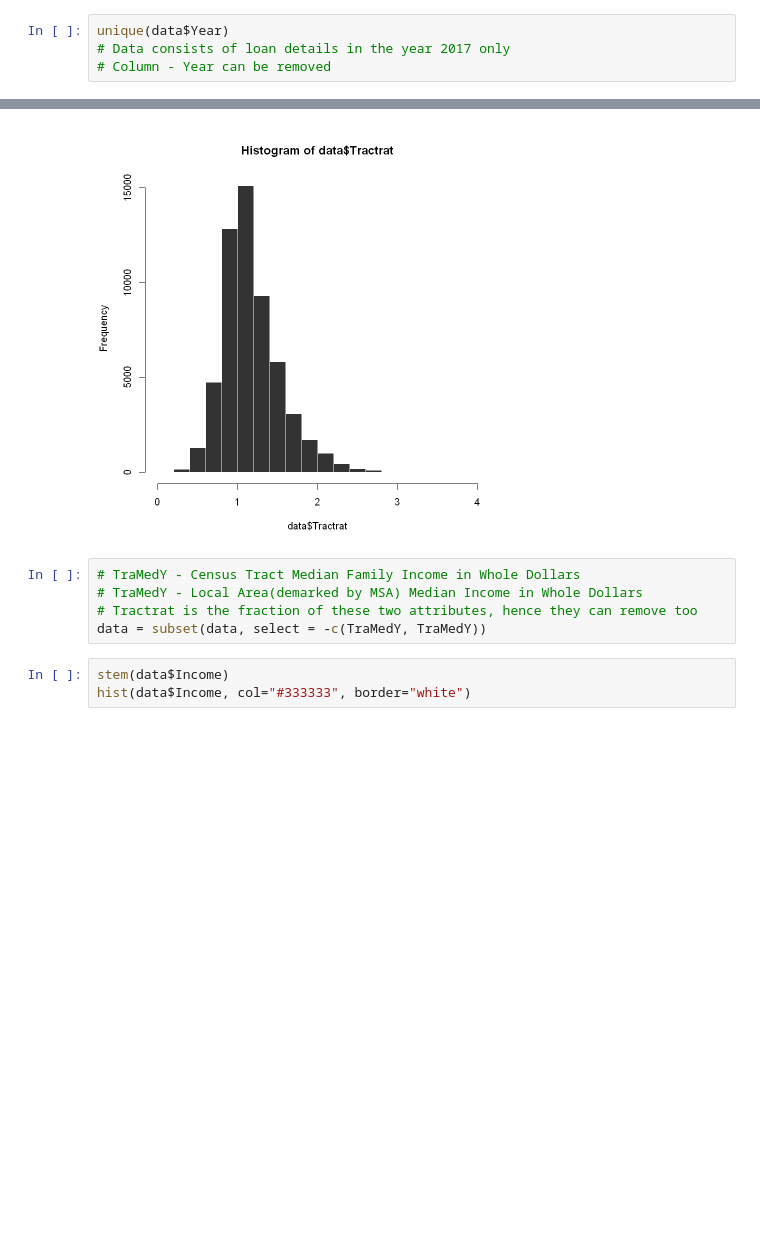
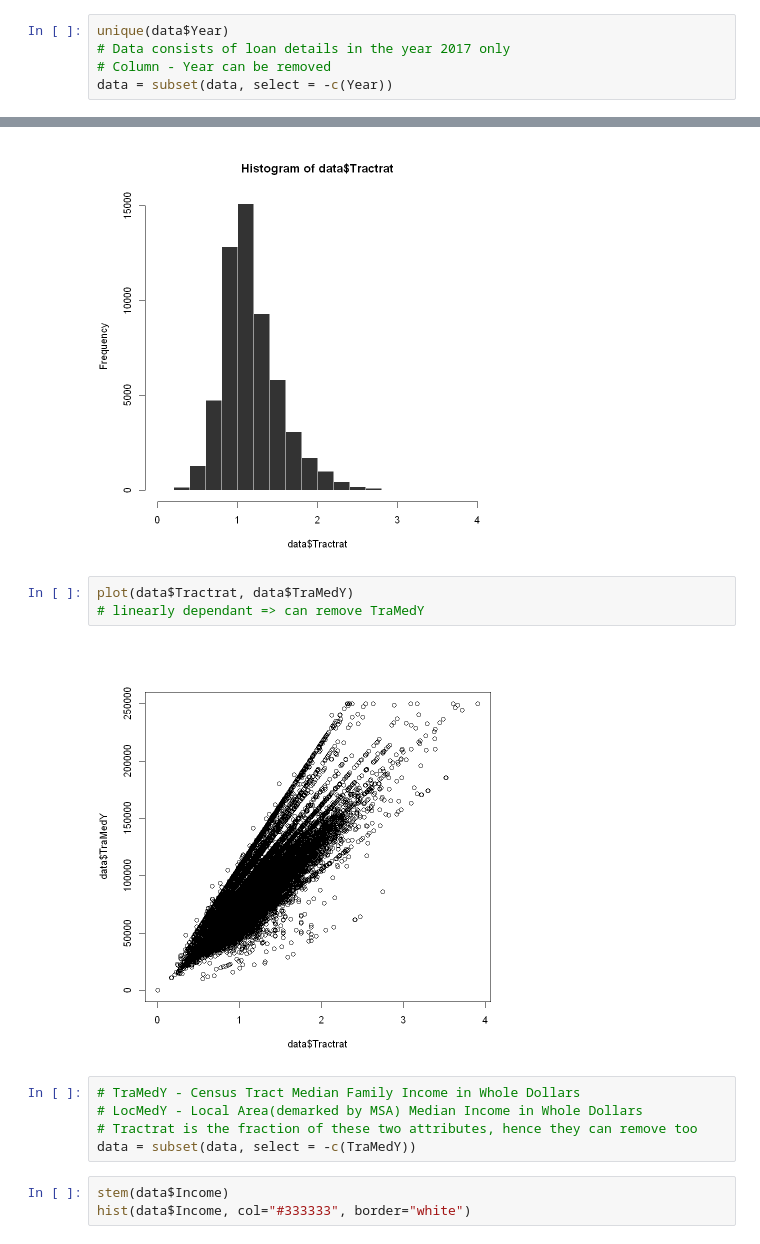
Before and after one commit to Kavya-Shekar/Home_loan_Data_analysis, a Jupyter notebook: Data_cleaning.ipynb, the cells around one changed output, grey strips where cells are left out. Drawn from its saved outputs; the diff is of its cells as text; blank space fills up the shorter version.

```diff
--- a/Data_cleaning.ipynb
+++ b/Data_cleaning.ipynb
@@ -28,6 +28,7 @@ print(paste("Number of records -", nrow(data)))
 unique(data$Year)
 # Data consists of loan details in the year 2017 only
 # Column - Year can be removed
+data = subset(data, select = -c(Year))
 # %% [output]
 [1] 2017
 # %%
@@ -70,11 +71,16 @@ summary(data$Tractrat)
    Min. 1st Qu.  Median    Mean 3rd Qu.    Max.
  0.0000  0.9386  1.1100  1.1763  1.3600  3.9037
 [figure]
+# %%
+plot(data$Tractrat, data$TraMedY)
+# linearly dependant => can remove TraMedY
+# %% [output]
+[figure, added]
 # %%
 # TraMedY - Census Tract Median Family Income in Whole Dollars
-# TraMedY - Local Area(demarked by MSA) Median Income in Whole Dollars
+# LocMedY - Local Area(demarked by MSA) Median Income in Whole Dollars
 # Tractrat is the fraction of these two attributes, hence they can remove too
-data = subset(data, select = -c(TraMedY, TraMedY))
+data = subset(data, select = -c(TraMedY))
 # %%
 stem(data$Income)
 hist(data$Income, col="#333333", border="white")
```
Also changed, not shown: parts of 22 cells of this notebook.
